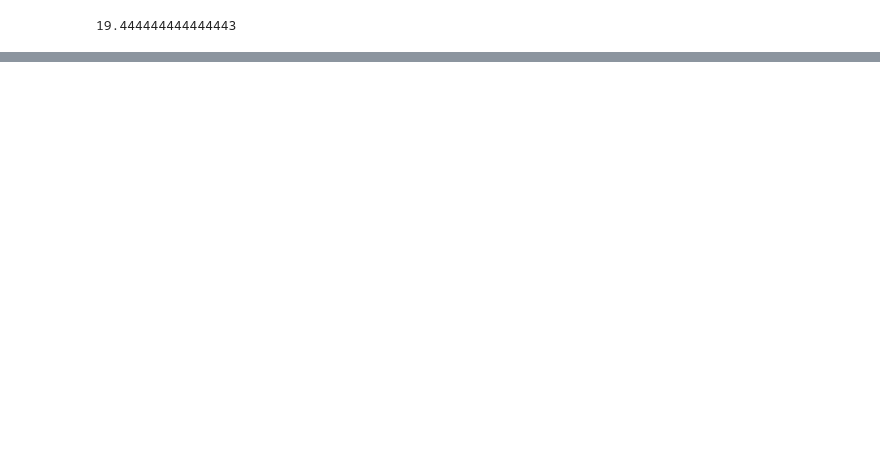
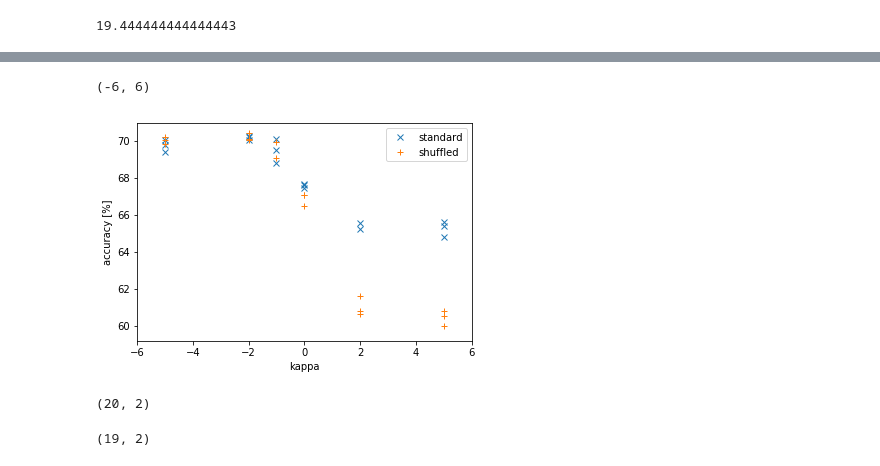
Before and after one commit to sashkarivkind/imagewalker, a Jupyter notebook: wexac_log_organizer.ipynb, the cells around one changed output, grey strips where cells are left out. Drawn from its saved outputs; the diff is of its cells as text; code cells hidden in the pictures; blank space fills up the shorter version.

```diff
--- a/wexac_log_organizer.ipynb
+++ b/wexac_log_organizer.ipynb
@@ -206,0 +316,18 @@ TypeError: 'NoneType' object is not subscriptable
+# %%
+plt.plot(wm_no_shuffle[:,0],wm_no_shuffle[:,1]*100,'x')
+plt.plot(wm_shuffle[:,0],wm_shuffle[:,1]*100,'+')
+plt.legend(['standard', 'shuffled'] )
+plt.ylabel('accuracy [%]')
+plt.xlabel('kappa')
+plt.xlim([-6,6])
+# %% [output]
+(-6, 6)
+[figure, added]
+# %%
+wm_no_shuffle.shape
+# %% [output]
+(20, 2)
+# %%
+wm_shuffle.shape
+# %% [output]
+(19, 2)
```
Also changed, not shown: parts of 18 cells of this notebook, 5 other files.
